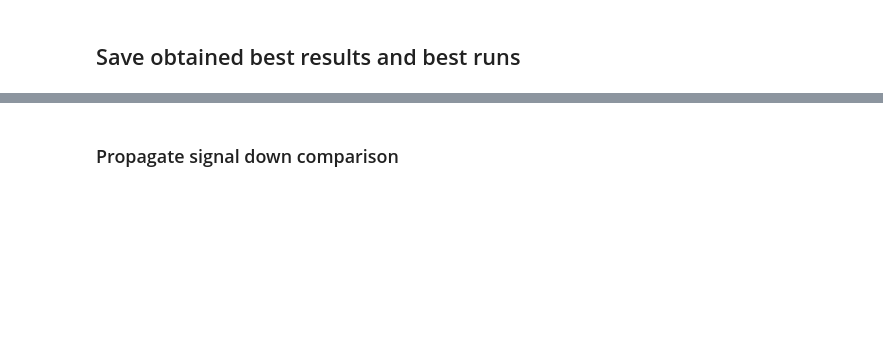
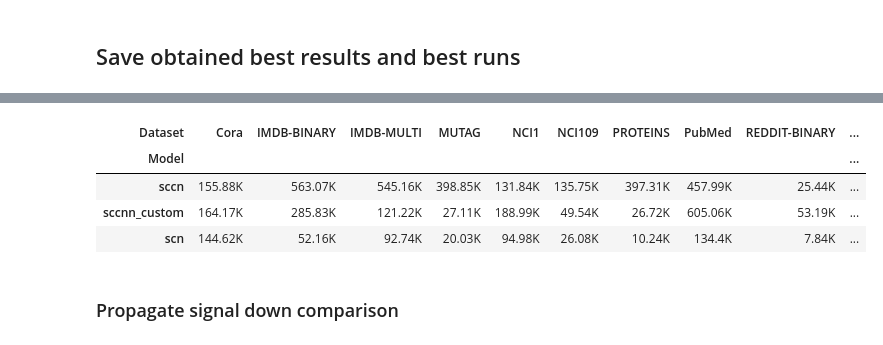
Before and after one commit to geometric-intelligence/TopoBenchmark, a Jupyter notebook: results/results_ simplicial.ipynb, the cells around one changed output, grey strips where cells are left out. Drawn from its saved outputs; the diff is of its cells as text; code cells hidden in the pictures; blank space fills up the shorter version.

```diff
--- a/results/results_ simplicial.ipynb
+++ b/results/results_ simplicial.ipynb
@@ -505,3 +503,43 @@ result_dict.to_csv(f"best_results_simplicial.csv")
+# %%
+domain = "simplicial"
+# Convert nested dictionary to DataFrame
+nested_dict = dict(collect_bast_parameters)
+result_dict = pd.DataFrame.from_dict(
+    {
+        (i, j): nested_dict[i][j]
+        for i in nested_dict
+        for j in nested_dict[i].keys()
+    },
+    orient="index",
+)
+
+
+result_dict = result_dict.reset_index()
+
+rename_cols = {
+#'model.optimizer.lr': "lr",
+#'model.feature_encoder.out_channels':"out_channels",
+#'model.backbone.num_layers': 'num_layers',
+#'model.feature_encoder.proj_dropout': 'proj_dropout',
+#'dataset.parameters.batch_size': 'batch_size',
+'level_0': 'Dataset', 'level_1': 'Model', 'model/params/total': 'Num. parameters'}
+
+result_dict.rename(columns=rename_cols, inplace=True)
+result_dict['Num. parameters'] = (result_dict['Num. parameters'] /1000).round(2).apply(lambda x: f"{x}K")
+result_dict.to_csv(f"best_parameters_{domain}.csv")
+
+result_dict = result_dict.pivot_table(
+    index="Model", columns="Dataset", values='Num. parameters', aggfunc="first"
+)
+result_dict.to_csv(f"model_sizes_{domain}.csv")
+# %%
+result_dict
+# %% [output]
+| Dataset | Cora | IMDB-BINARY | IMDB-MULTI | MUTAG | NCI1 | NCI109 | PROTEINS | PubMed | REDDIT-BINARY | ... |
+| Model |  |  |  |  |  |  |  |  |  | ... |
+| sccn | 155.88K | 563.07K | 545.16K | 398.85K | 131.84K | 135.75K | 397.31K | 457.99K | 25.44K | ... |
+| sccnn_custom | 164.17K | 285.83K | 121.22K | 27.11K | 188.99K | 49.54K | 26.72K | 605.06K | 53.19K | ... |
+| scn | 144.62K | 52.16K | 92.74K | 20.03K | 94.98K | 26.08K | 10.24K | 134.4K | 7.84K | ... |
 # %% [markdown]
 ### Propagate signal down comparison
 # %%
```
Also changed, not shown: parts of 13 cells of this notebook, 28 other files.
